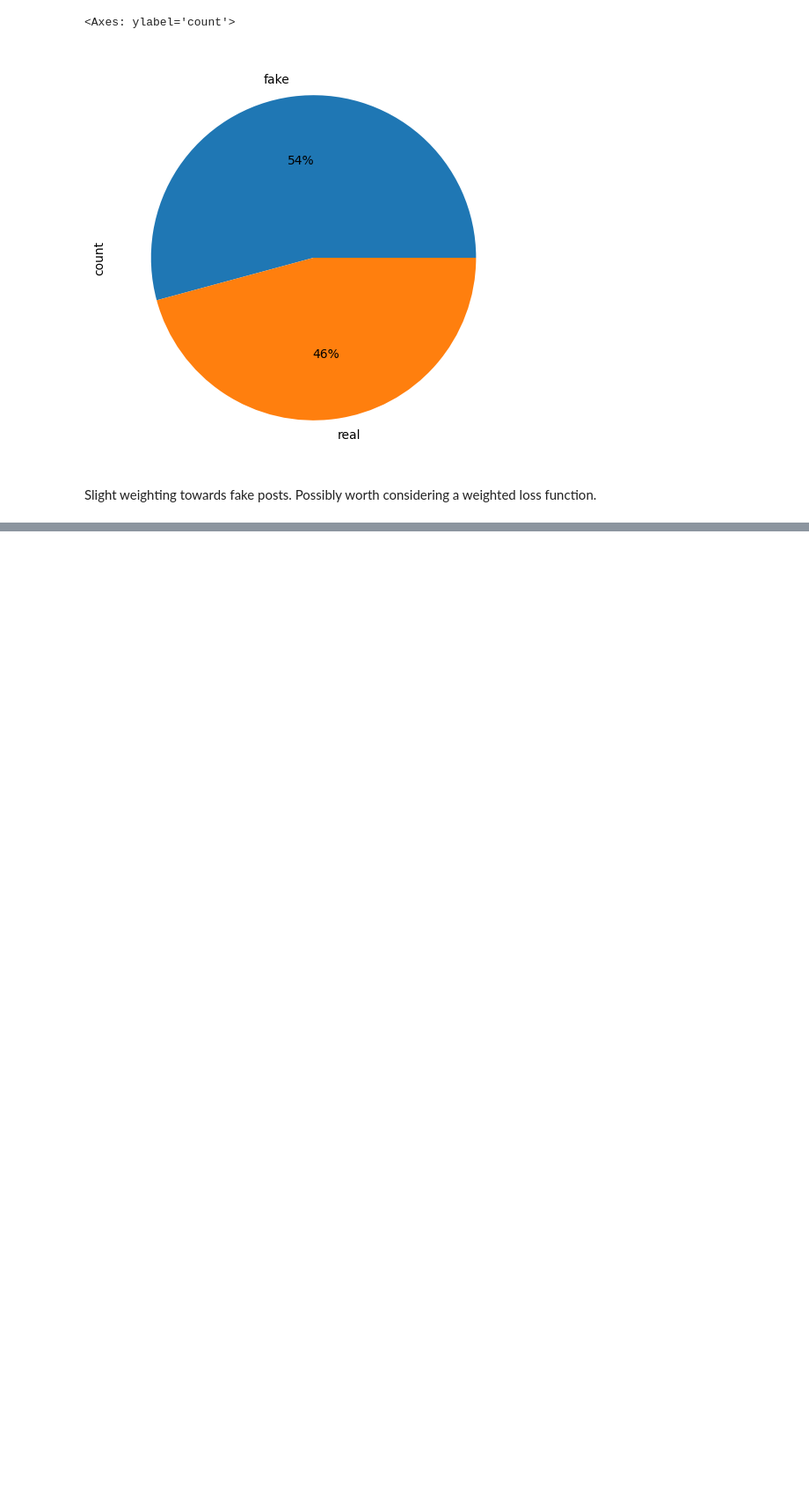
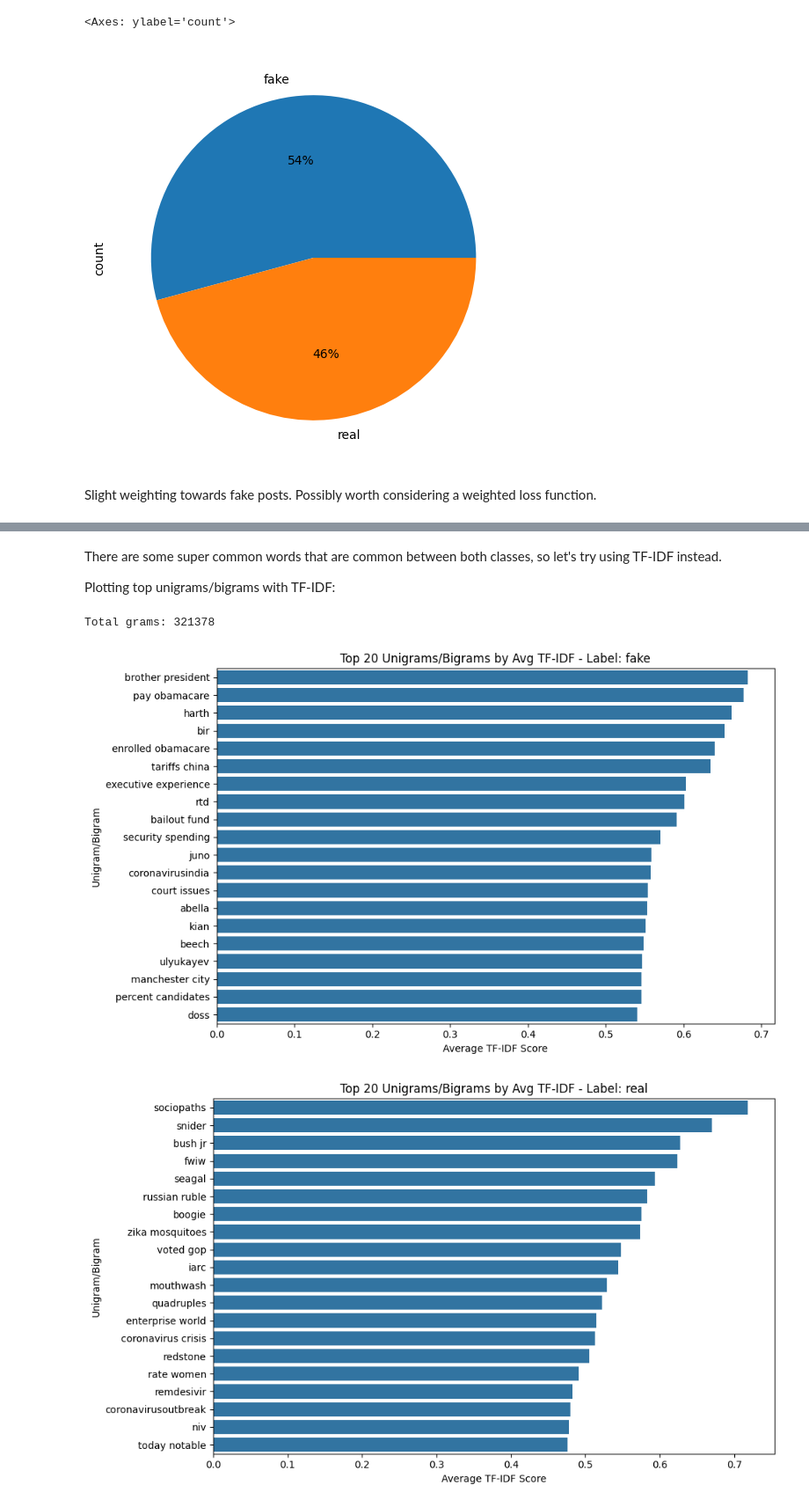
Before and after one commit to Erica-99/CTIP-misinfo-detection, a Jupyter notebook: data_visualisation.ipynb, the cells around one changed output, grey strips where cells are left out. Shown at 88% size. Cells and saved outputs as stored; diff of their text form; code cells hidden in the pictures; blank space fills up the shorter version.

```diff
--- a/data_visualisation.ipynb
+++ b/data_visualisation.ipynb
@@ -79,0 +151,47 @@ Slight weighting towards fake posts. Possibly worth considering a weighted loss
+# %% [markdown]
+There are some super common words that are common between both classes, so let's try using TF-IDF instead.
+
+Plotting top unigrams/bigrams with TF-IDF:
+# %%
+stopwords = set(STOPWORDS)
+stopwords.update(['said', 'aren', 'couldn', 'didn', 'doesn', 'don', 'hadn', 'hasn', 'haven', 'isn', 'let', 'll', 'mustn', 're', 'shan', 'shouldn', 've', 'wasn', 'weren', 'won', 'wouldn'])
+stopwords = list(stopwords)
+
+# We have to do vectorisation with the entire dataset because of how TF-IDF works
+vectorizer = TfidfVectorizer(ngram_range=(1, 2), stop_words=stopwords, min_df=10) # (1, 2) for unigrams and bigrams. Limit to only grams that appear in at least 10 documents.
+tfidf_matrix = vectorizer.fit_transform(dataset['text'])
+feature_names = vectorizer.get_feature_names_out()
+print(f"Total grams: {len(feature_names)}")
+
+labels = dataset['label'].unique()
+
+for label in labels:
+    subset_idx = dataset[dataset['label'] == label].index
+    subset_matrix = tfidf_matrix[subset_idx]
+    terms = vectorizer.get_feature_names_out()
+
+    tfidf_coo = coo_matrix(subset_matrix)
+
+    term_indices = tfidf_coo.col
+    tfidf_values = tfidf_coo.data
+
+    df_tfidf = pd.DataFrame({'term': terms[term_indices],'tfidf': tfidf_values})
+
+    # Group by term and calculate mean
+    avg_tfidf_df = df_tfidf.groupby('term')['tfidf'].mean().reset_index()
+    avg_tfidf_df = avg_tfidf_df.sort_values(by='tfidf', ascending=False)
+
+    top_20_tfidf = avg_tfidf_df.head(20)
+
+    # Plot
+    plt.figure(figsize=(10, 6))
+    sns.barplot(x='tfidf', y='term', data=top_20_tfidf)
+    plt.title(f'Top 20 Unigrams/Bigrams by Avg TF-IDF - Label: {label}')
+    plt.xlabel('Average TF-IDF Score')
+    plt.ylabel('Unigram/Bigram')
+    plt.tight_layout()
+    plt.show()
+# %% [output]
+Total grams: 321378
+[figure, added]
+[figure, added]
```
Also changed, not shown: parts of 11 cells of this notebook.
